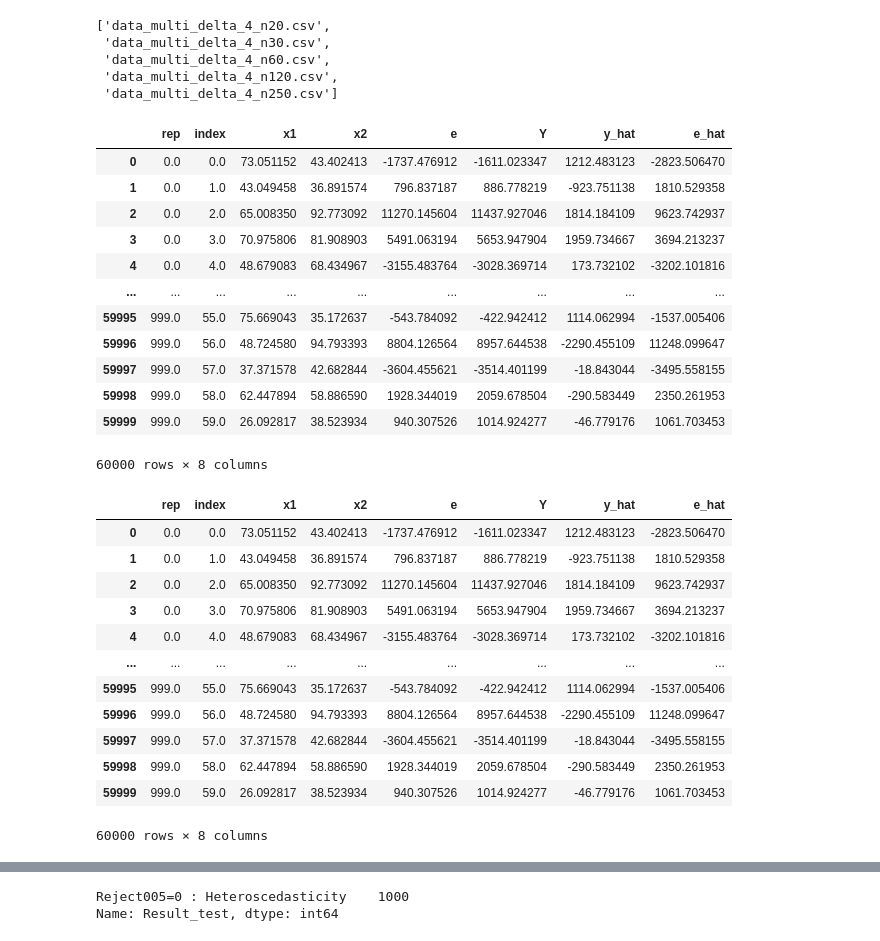
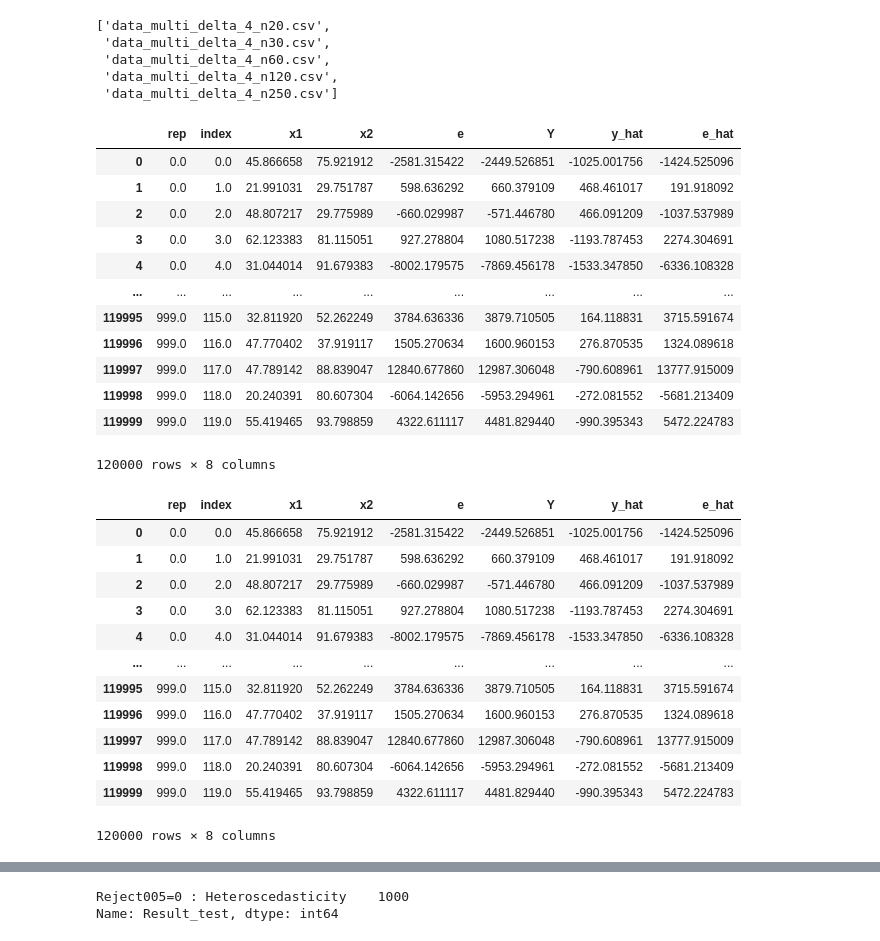
Before and after one commit to iam-fern/Generate_multiplication_2X, a Jupyter notebook: GQtest_data_multi_delta_(4)_n120_05.ipynb, the cells around one changed output, grey strips where cells are left out. Cells and saved outputs as stored; diff of their text form; code cells hidden in the pictures.

```diff
--- a/GQtest_data_multi_delta_(4)_n120_05.ipynb
+++ b/GQtest_data_multi_delta_(4)_n120_05.ipynb
@@ -29,39 +29,39 @@ os.listdir(base_path)
  'data_multi_delta_4_n250.csv']
 # %%
 # เรียกใช้ข้อมูลจากไฟล์ โดยผ่านฟังก์ชัน ที่ชื่อว่า read_csv
-file_path = os.path.join(base_path, 'data_multi_delta_4_n60.csv')
+file_path = os.path.join(base_path, 'data_multi_delta_4_n120.csv')
 pd.read_csv(file_path)
 # %% [output]
 |  | rep | index | x1 | x2 | e | Y | y_hat | e_hat |
-| 0 | 0.0 | 0.0 | 73.051152 | 43.402413 | -1737.476912 | -1611.023347 | 1212.483123 | -2823.506470 |
-| 1 | 0.0 | 1.0 | 43.049458 | 36.891574 | 796.837187 | 886.778219 | -923.751138 | 1810.529358 |
-| 2 | 0.0 | 2.0 | 65.008350 | 92.773092 | 11270.145604 | 11437.927046 | 1814.184109 | 9623.742937 |
-| 3 | 0.0 | 3.0 | 70.975806 | 81.908903 | 5491.063194 | 5653.947904 | 1959.734667 | 3694.213237 |
-| 4 | 0.0 | 4.0 | 48.679083 | 68.434967 | -3155.483764 | -3028.369714 | 173.732102 | -3202.101816 |
+| 0 | 0.0 | 0.0 | 45.866658 | 75.921912 | -2581.315422 | -2449.526851 | -1025.001756 | -1424.525096 |
+| 1 | 0.0 | 1.0 | 21.991031 | 29.751787 | 598.636292 | 660.379109 | 468.461017 | 191.918092 |
+| 2 | 0.0 | 2.0 | 48.807217 | 29.775989 | -660.029987 | -571.446780 | 466.091209 | -1037.537989 |
+| 3 | 0.0 | 3.0 | 62.123383 | 81.115051 | 927.278804 | 1080.517238 | -1193.787453 | 2274.304691 |
+| 4 | 0.0 | 4.0 | 31.044014 | 91.679383 | -8002.179575 | -7869.456178 | -1533.347850 | -6336.108328 |
 | ... | ... | ... | ... | ... | ... | ... | ... | ... |
-| 59995 | 999.0 | 55.0 | 75.669043 | 35.172637 | -543.784092 | -422.942412 | 1114.062994 | -1537.005406 |
-| 59996 | 999.0 | 56.0 | 48.724580 | 94.793393 | 8804.126564 | 8957.644538 | -2290.455109 | 11248.099647 |
-| 59997 | 999.0 | 57.0 | 37.371578 | 42.682844 | -3604.455621 | -3514.401199 | -18.843044 | -3495.558155 |
-| 59998 | 999.0 | 58.0 | 62.447894 | 58.886590 | 1928.344019 | 2059.678504 | -290.583449 | 2350.261953 |
-| 59999 | 999.0 | 59.0 | 26.092817 | 38.523934 | 940.307526 | 1014.924277 | -46.779176 | 1061.703453 |
+| 119995 | 999.0 | 115.0 | 32.811920 | 52.262249 | 3784.636336 | 3879.710505 | 164.118831 | 3715.591674 |
+| 119996 | 999.0 | 116.0 | 47.770402 | 37.919117 | 1505.270634 | 1600.960153 | 276.870535 | 1324.089618 |
+| 119997 | 999.0 | 117.0 | 47.789142 | 88.839047 | 12840.677860 | 12987.306048 | -790.608961 | 13777.915009 |
+| 119998 | 999.0 | 118.0 | 20.240391 | 80.607304 | -6064.142656 | -5953.294961 | -272.081552 | -5681.213409 |
+| 119999 | 999.0 | 119.0 | 55.419465 | 93.798859 | 4322.611117 | 4481.829440 | -990.395343 | 5472.224783 |
-60000 rows × 8 columns
+120000 rows × 8 columns
 # %%
 df = pd.read_csv(file_path)
 df
 # %% [output]
 |  | rep | index | x1 | x2 | e | Y | y_hat | e_hat |
-| 0 | 0.0 | 0.0 | 73.051152 | 43.402413 | -1737.476912 | -1611.023347 | 1212.483123 | -2823.506470 |
-| 1 | 0.0 | 1.0 | 43.049458 | 36.891574 | 796.837187 | 886.778219 | -923.751138 | 1810.529358 |
-| 2 | 0.0 | 2.0 | 65.008350 | 92.773092 | 11270.145604 | 11437.927046 | 1814.184109 | 9623.742937 |
-| 3 | 0.0 | 3.0 | 70.975806 | 81.908903 | 5491.063194 | 5653.947904 | 1959.734667 | 3694.213237 |
-| 4 | 0.0 | 4.0 | 48.679083 | 68.434967 | -3155.483764 | -3028.369714 | 173.732102 | -3202.101816 |
+| 0 | 0.0 | 0.0 | 45.866658 | 75.921912 | -2581.315422 | -2449.526851 | -1025.001756 | -1424.525096 |
+| 1 | 0.0 | 1.0 | 21.991031 | 29.751787 | 598.636292 | 660.379109 | 468.461017 | 191.918092 |
+| 2 | 0.0 | 2.0 | 48.807217 | 29.775989 | -660.029987 | -571.446780 | 466.091209 | -1037.537989 |
+| 3 | 0.0 | 3.0 | 62.123383 | 81.115051 | 927.278804 | 1080.517238 | -1193.787453 | 2274.304691 |
+| 4 | 0.0 | 4.0 | 31.044014 | 91.679383 | -8002.179575 | -7869.456178 | -1533.347850 | -6336.108328 |
 | ... | ... | ... | ... | ... | ... | ... | ... | ... |
-| 59995 | 999.0 | 55.0 | 75.669043 | 35.172637 | -543.784092 | -422.942412 | 1114.062994 | -1537.005406 |
-| 59996 | 999.0 | 56.0 | 48.724580 | 94.793393 | 8804.126564 | 8957.644538 | -2290.455109 | 11248.099647 |
-| 59997 | 999.0 | 57.0 | 37.371578 | 42.682844 | -3604.455621 | -3514.401199 | -18.843044 | -3495.558155 |
-| 59998 | 999.0 | 58.0 | 62.447894 | 58.886590 | 1928.344019 | 2059.678504 | -290.583449 | 2350.261953 |
-| 59999 | 999.0 | 59.0 | 26.092817 | 38.523934 | 940.307526 | 1014.924277 | -46.779176 | 1061.703453 |
+| 119995 | 999.0 | 115.0 | 32.811920 | 52.262249 | 3784.636336 | 3879.710505 | 164.118831 | 3715.591674 |
+| 119996 | 999.0 | 116.0 | 47.770402 | 37.919117 | 1505.270634 | 1600.960153 | 276.870535 | 1324.089618 |
+| 119997 | 999.0 | 117.0 | 47.789142 | 88.839047 | 12840.677860 | 12987.306048 | -790.608961 | 13777.915009 |
+| 119998 | 999.0 | 118.0 | 20.240391 | 80.607304 | -6064.142656 | -5953.294961 | -272.081552 | -5681.213409 |
+| 119999 | 999.0 | 119.0 | 55.419465 | 93.798859 | 4322.611117 | 4481.829440 | -990.395343 | 5472.224783 |
-60000 rows × 8 columns
+120000 rows × 8 columns
 # %%
 df = pd.read_csv(file_path, index_col=['rep', 'index'])
 df
```
Also changed, not shown: parts of 7 cells of this notebook.
